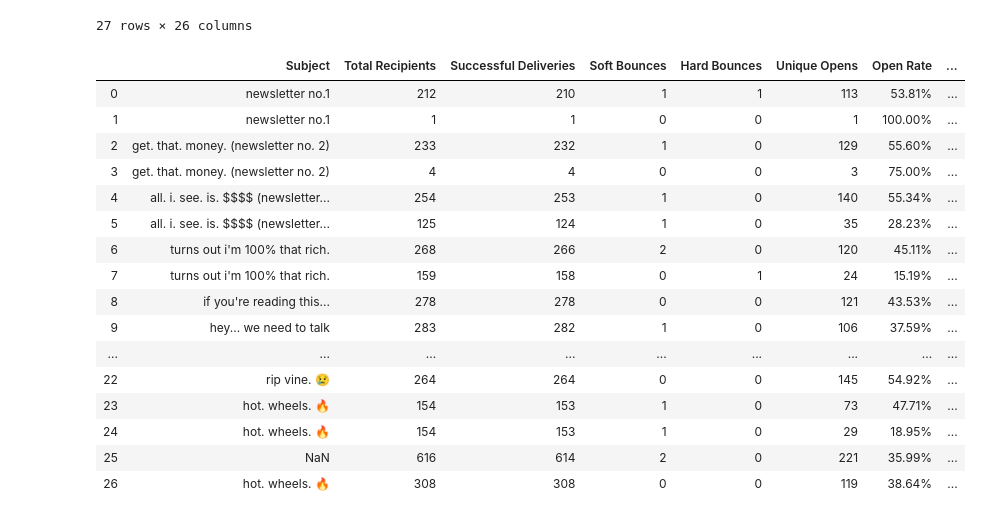
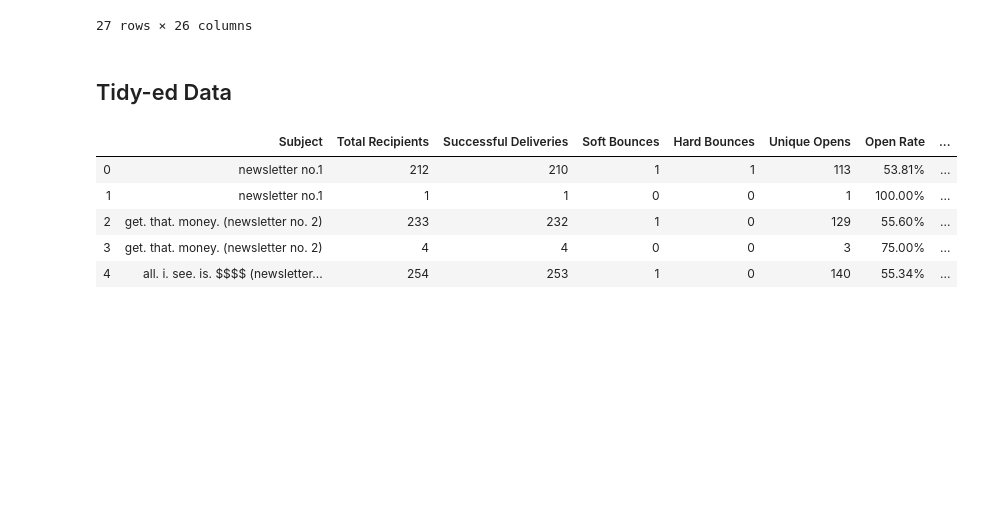
Before and after one commit to ilanaseidl/ilanaseidl.github.io, a Jupyter notebook: Campaign Data.ipynb, the cells around one changed output. Drawn from its saved outputs; the diff is of its cells as text; code cells hidden in the pictures; blank space fills up the shorter version.

```diff
--- a/Campaign Data.ipynb
+++ b/Campaign Data.ipynb
@@ -9,2 +33,3 @@ import seaborn as sns
 # %%
-df = pd.read_csv("./campaigns.csv")
+df1 = pd.read_csv("./campaigns.csv")
+df1
@@ -10,0 +104,7 @@ df = pd.read_csv("./campaigns.csv")
+# %%
+df_interest = df1.iloc[:, 0:21]
+metrics1 = df_interest.iloc[:, 1]
+metrics2 = df_interest.iloc[:, 5:9]
+metrics3 = df_interest.iloc[:, 12:18]
+metrics = pd.concat([metrics1, metrics2, metrics3], axis = 1)
+metrics.dropna()
@@ -38,20 +150,11 @@ metrics = pd.concat([metrics1, metrics2, metrics3], axis = 1)
+# %% [markdown]
+## Tidy-ed Data
 # %%
-metrics
+metrics.head()
 # %% [output]
 |  | Subject | Total Recipients | Successful Deliveries | Soft Bounces | Hard Bounces | Unique Opens | Open Rate | ... |
 | 0 | newsletter no.1 | 212 | 210 | 1 | 1 | 113 | 53.81% | ... |
 | 1 | newsletter no.1 | 1 | 1 | 0 | 0 | 1 | 100.00% | ... |
 | 2 | get. that. money. (newsletter no. 2) | 233 | 232 | 1 | 0 | 129 | 55.60% | ... |
 | 3 | get. that. money. (newsletter no. 2) | 4 | 4 | 0 | 0 | 3 | 75.00% | ... |
 | 4 | all. i. see. is. $$$$ (newsletter... | 254 | 253 | 1 | 0 | 140 | 55.34% | ... |
-| 5 | all. i. see. is. $$$$ (newsletter... | 125 | 124 | 1 | 0 | 35 | 28.23% | ... |
-| 6 | turns out i'm 100% that rich. | 268 | 266 | 2 | 0 | 120 | 45.11% | ... |
-| 7 | turns out i'm 100% that rich. | 159 | 158 | 0 | 1 | 24 | 15.19% | ... |
-| 8 | if you're reading this... | 278 | 278 | 0 | 0 | 121 | 43.53% | ... |
-| 9 | hey... we need to talk | 283 | 282 | 1 | 0 | 106 | 37.59% | ... |
-| ... | ... | ... | ... | ... | ... | ... | ... | ... |
-| 22 | rip vine. 😢 | 264 | 264 | 0 | 0 | 145 | 54.92% | ... |
-| 23 | hot. wheels. 🔥 | 154 | 153 | 1 | 0 | 73 | 47.71% | ... |
-| 24 | hot. wheels. 🔥 | 154 | 153 | 1 | 0 | 29 | 18.95% | ... |
-| 25 | NaN | 616 | 614 | 2 | 0 | 221 | 35.99% | ... |
-| 26 | hot. wheels. 🔥 | 308 | 308 | 0 | 0 | 119 | 38.64% | ... |
```
Also changed, not shown: parts of 18 cells of this notebook, 3 other files.
